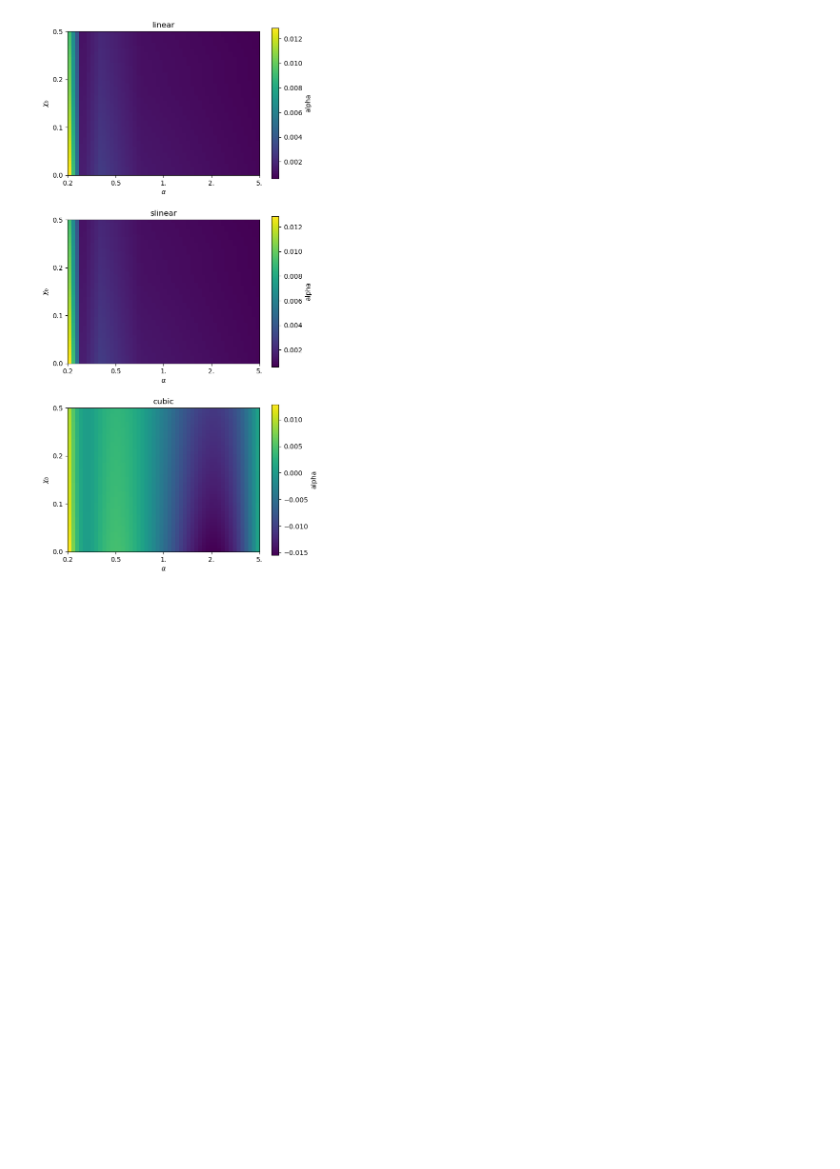
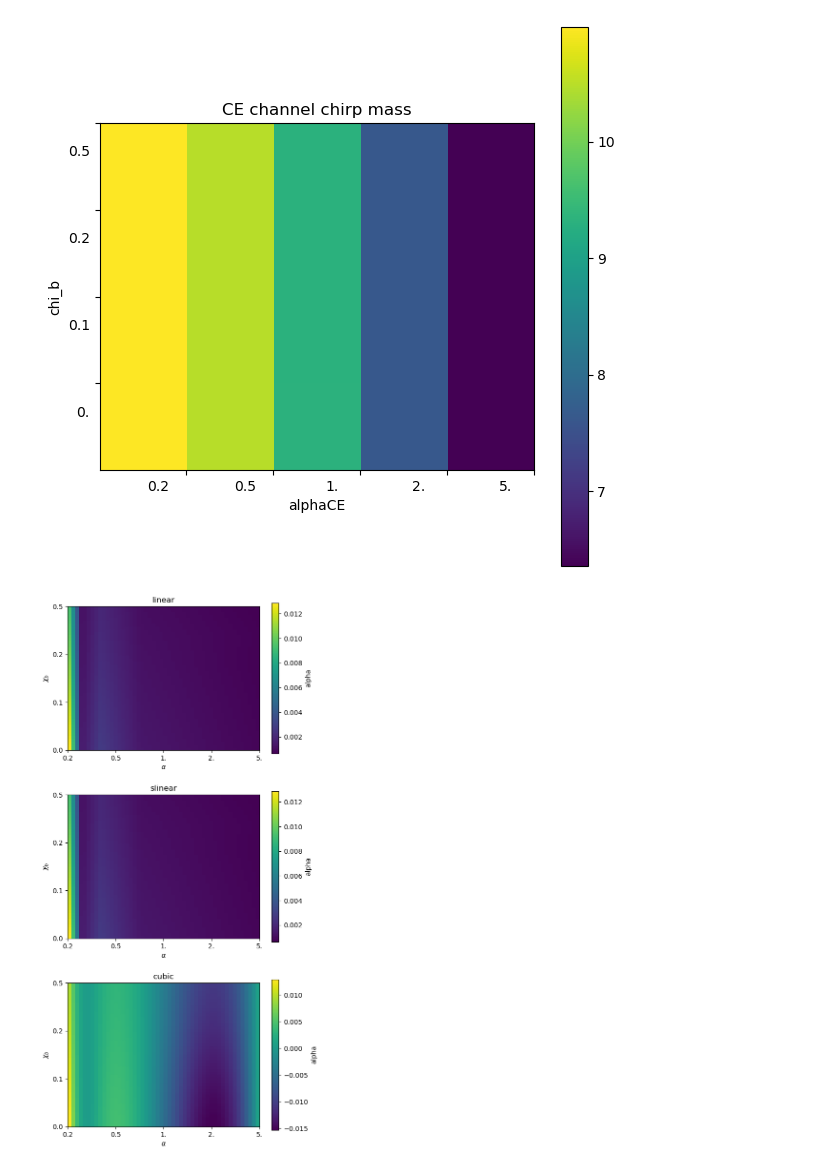
Before and after one commit to scolloms/AMAZE_model_selection, a Jupyter notebook: alpha_sensitivity_interp.ipynb, the cells around one changed output. Saved outputs shown, nothing was run; the diff lists cells and outputs as text; code cells hidden in the pictures; blank space fills up the shorter version.

```diff
--- a/alpha_sensitivity_interp.ipynb
+++ b/alpha_sensitivity_interp.ipynb
@@ -63,3 +63,28 @@ for label in ax.xaxis.get_ticklabels():
+# %%
+#plot CE channel mass
+fig,ax=plt.subplots(1,1)
+
+plt.rcParams["figure.figsize"] = (7,7)
+plt.imshow(mass, extent=(0,5,0,4))
+plt.colorbar()
+plt.title('CE channel chirp mass')
+plt.xlabel('alphaCE')
+plt.ylabel('chi_b')
+
+ax.set_yticks([1,2,3,4])
+ax.set_yticklabels(chi_b)
+ax.set_xticks([1,2,3,4,5])
+ax.set_xticklabels(['0.2','0.5','1.','2.', '5.'])
+dx = 0/72.; dy = -20/72.
+offsety = matplotlib.transforms.ScaledTranslation(dx, dy, fig.dpi_scale_trans)
+for label in ax.yaxis.get_ticklabels():
+    label.set_transform(label.get_transform() + offsety)
+dxx = -20/72.; dyx = 0/72.
+offsetx = matplotlib.transforms.ScaledTranslation(dxx, dyx, fig.dpi_scale_trans)
+for label in ax.xaxis.get_ticklabels():
+    label.set_transform(label.get_transform() + offsetx)
+# %% [output]
+[figure, added]
 # %%
 #interpolating alpha values
 
```
Also changed, not shown: parts of 7 cells of this notebook, 5 other files.
